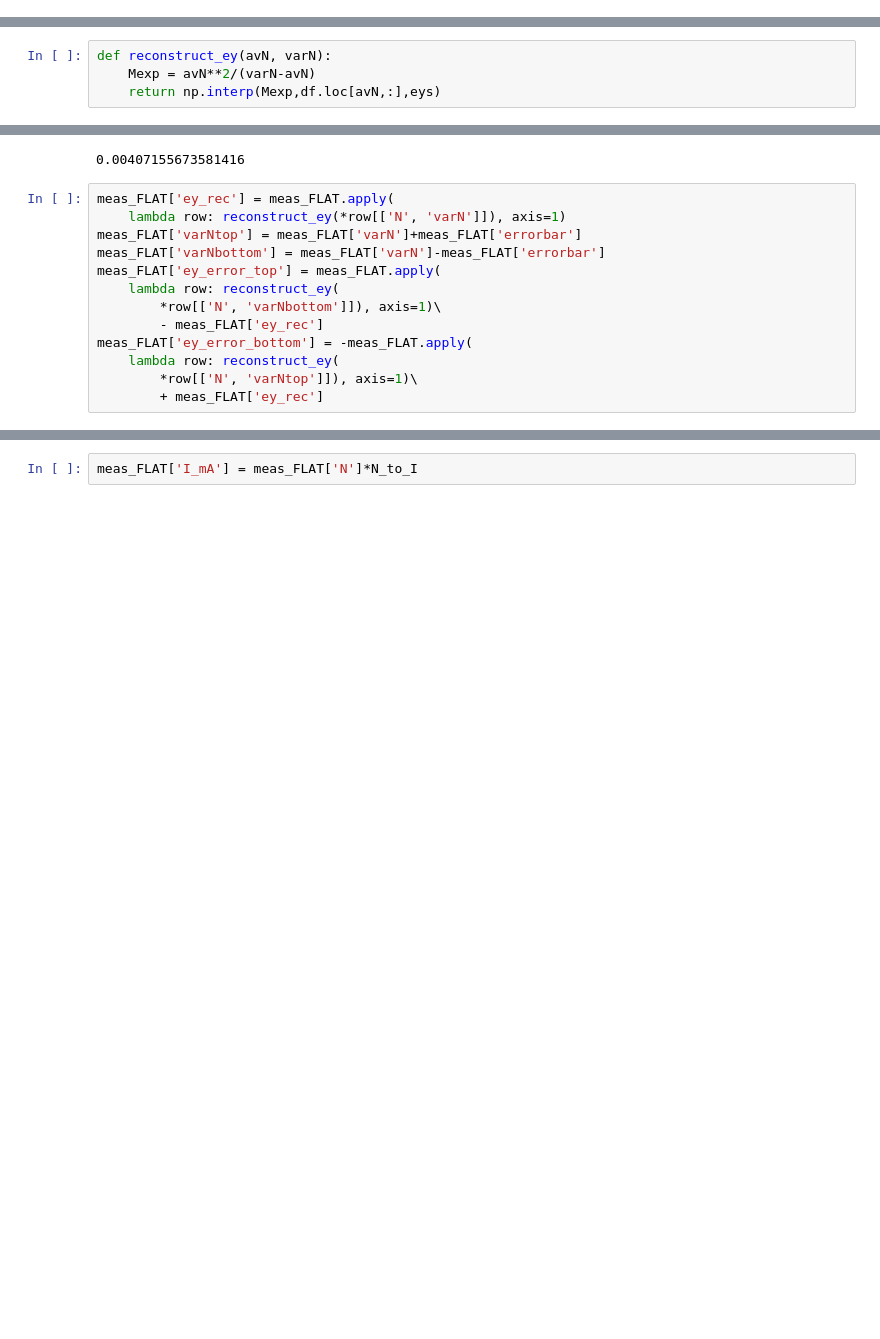
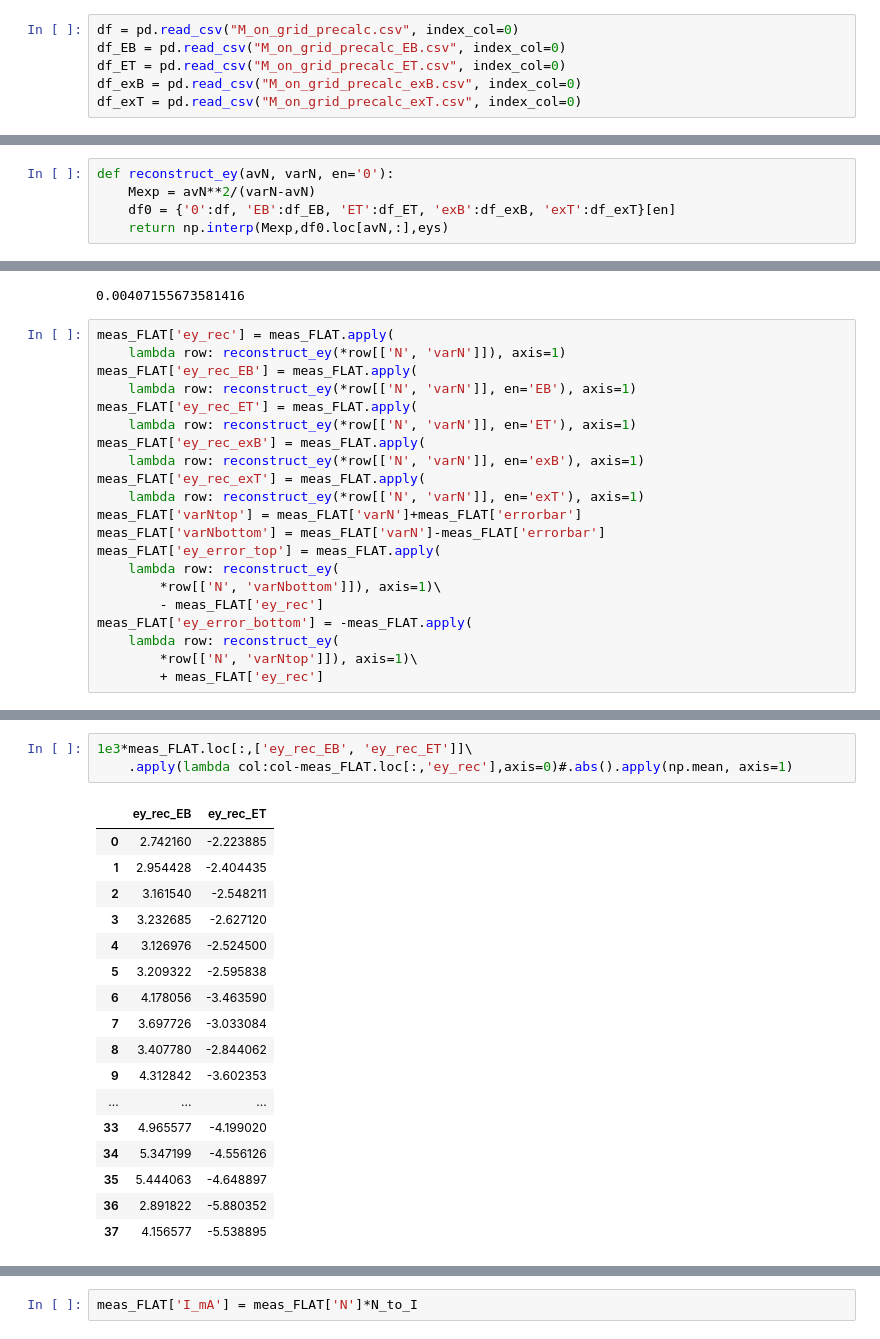
Before and after one commit to IharLobach/fur, a Jupyter notebook: shifts/shift_03_16_2020/flat/plot_flat.ipynb, the cells around one changed output, grey strips where cells are left out. Drawn from its saved outputs; the diff is of its cells as text; blank space fills up the shorter version.

```diff
--- a/shifts/shift_03_16_2020/flat/plot_flat.ipynb
+++ b/shifts/shift_03_16_2020/flat/plot_flat.ipynb
@@ -44,3 +42,9 @@ df = pd.read_csv("M_on_grid_precalc.csv", index_col=0)
+# %%
+df = pd.read_csv("M_on_grid_precalc.csv", index_col=0)
+df_EB = pd.read_csv("M_on_grid_precalc_EB.csv", index_col=0)
+df_ET = pd.read_csv("M_on_grid_precalc_ET.csv", index_col=0)
+df_exB = pd.read_csv("M_on_grid_precalc_exB.csv", index_col=0)
+df_exT = pd.read_csv("M_on_grid_precalc_exT.csv", index_col=0)
 # %%
 df1 = df.apply(lambda row: row.index+row.index**2/row,axis=0)
 # %%
@@ -57,9 +61,10 @@ eys
 array([0.001     , 0.00311111, 0.00522222, 0.00733333, 0.00944444,
        0.01155556, 0.01366667, 0.01577778, 0.01788889, 0.02      ])
 # %%
-def reconstruct_ey(avN, varN):
+def reconstruct_ey(avN, varN, en='0'):
     Mexp = avN**2/(varN-avN)
-    return np.interp(Mexp,df.loc[avN,:],eys)
+    df0 = {'0':df, 'EB':df_EB, 'ET':df_ET, 'exB':df_exB, 'exT':df_exT}[en]
+    return np.interp(Mexp,df0.loc[avN,:],eys)
 # %%
 meas_FLAT.head()
 # %% [output]
@@ -80,6 +85,14 @@ reconstruct_ey(meas_FLAT['N'][0], meas_FLAT['varN'][0])
 # %%
 meas_FLAT['ey_rec'] = meas_FLAT.apply(
     lambda row: reconstruct_ey(*row[['N', 'varN']]), axis=1)
+meas_FLAT['ey_rec_EB'] = meas_FLAT.apply(
+    lambda row: reconstruct_ey(*row[['N', 'varN']], en='EB'), axis=1)
+meas_FLAT['ey_rec_ET'] = meas_FLAT.apply(
+    lambda row: reconstruct_ey(*row[['N', 'varN']], en='ET'), axis=1)
+meas_FLAT['ey_rec_exB'] = meas_FLAT.apply(
+    lambda row: reconstruct_ey(*row[['N', 'varN']], en='exB'), axis=1)
+meas_FLAT['ey_rec_exT'] = meas_FLAT.apply(
+    lambda row: reconstruct_ey(*row[['N', 'varN']], en='exT'), axis=1)
 meas_FLAT['varNtop'] = meas_FLAT['varN']+meas_FLAT['errorbar']
 meas_FLAT['varNbottom'] = meas_FLAT['varN']-meas_FLAT['errorbar']
 meas_FLAT['ey_error_top'] = meas_FLAT.apply(
@@ -92,0 +108,21 @@ meas_FLAT['ey_error_bottom'] = -meas_FLAT.apply(
+# %%
+1e3*meas_FLAT.loc[:,['ey_rec_EB', 'ey_rec_ET']]\
+    .apply(lambda col:col-meas_FLAT.loc[:,'ey_rec'],axis=0)#.abs().apply(np.mean, axis=1)
+# %% [output]
+|  | ey_rec_EB | ey_rec_ET |
+| 0 | 2.742160 | -2.223885 |
+| 1 | 2.954428 | -2.404435 |
+| 2 | 3.161540 | -2.548211 |
+| 3 | 3.232685 | -2.627120 |
+| 4 | 3.126976 | -2.524500 |
+| 5 | 3.209322 | -2.595838 |
+| 6 | 4.178056 | -3.463590 |
+| 7 | 3.697726 | -3.033084 |
+| 8 | 3.407780 | -2.844062 |
+| 9 | 4.312842 | -3.602353 |
+| ... | ... | ... |
+| 33 | 4.965577 | -4.199020 |
+| 34 | 5.347199 | -4.556126 |
+| 35 | 5.444063 | -4.648897 |
+| 36 | 2.891822 | -5.880352 |
+| 37 | 4.156577 | -5.538895 |
```
Also changed, not shown: parts of 4 cells of this notebook, 7 other files.
